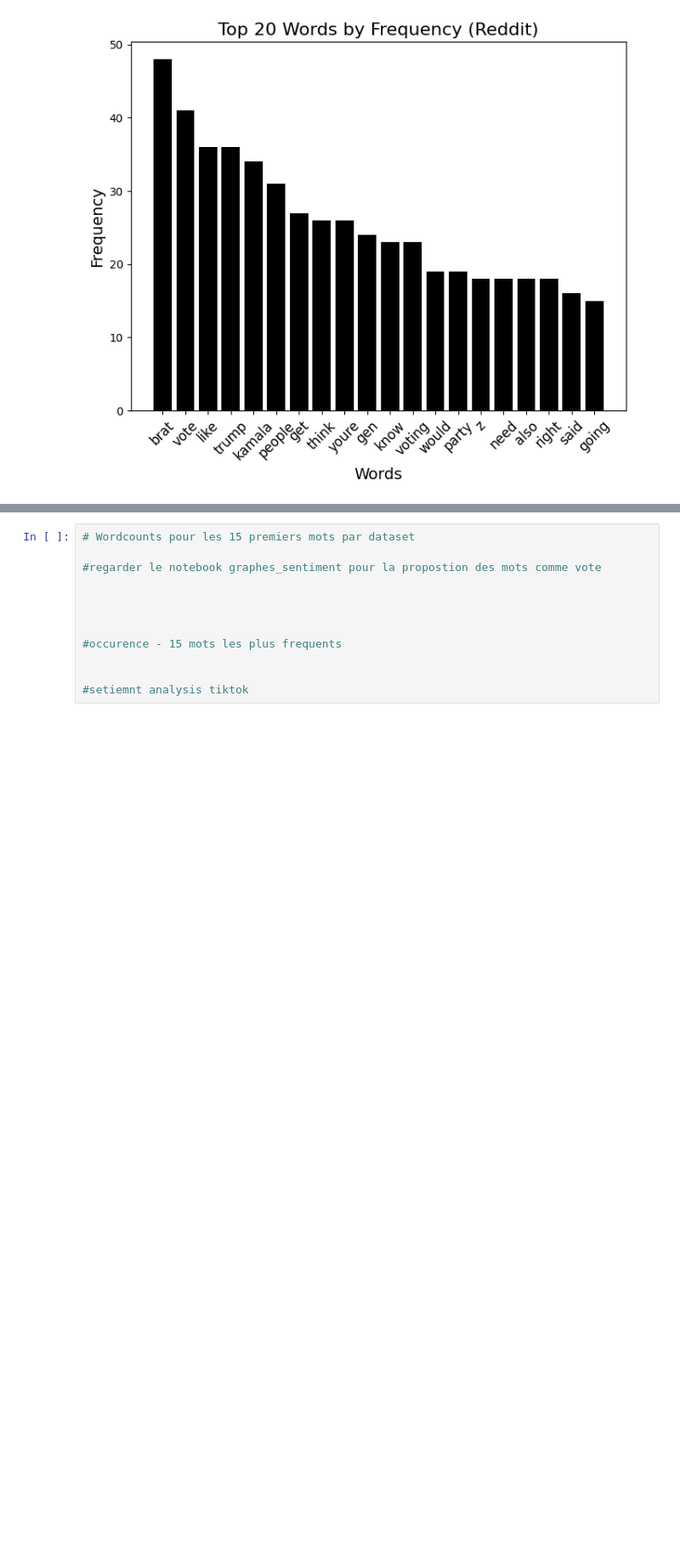
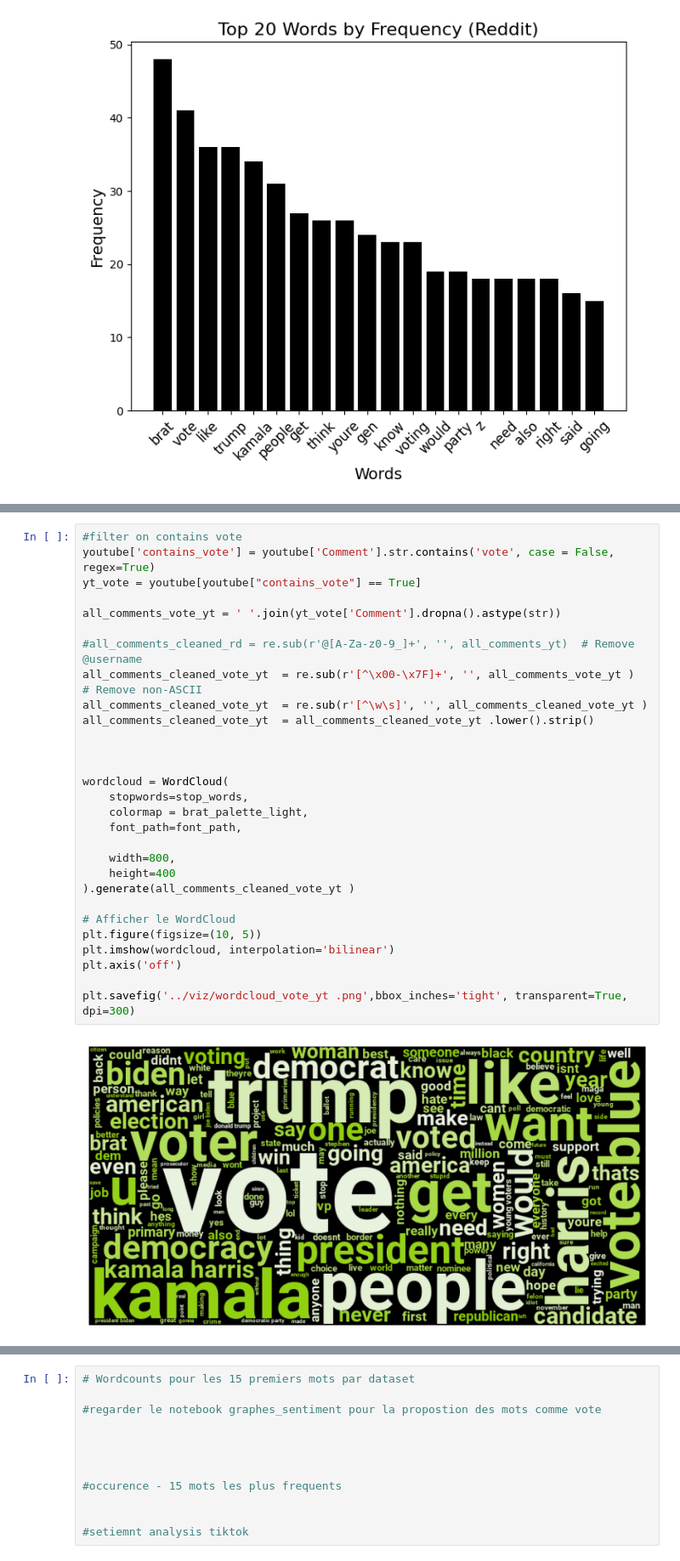
Before and after one commit to pouvoirdasha/sociology_scrapping, a Jupyter notebook: notebooks_stats_finetuning/decriptive_stats_dasha.ipynb, the cells around one changed output, grey strips where cells are left out. Shown at 85% size. Cells and saved outputs as stored; diff of their text form; blank space fills up the shorter version.

```diff
--- a/notebooks_stats_finetuning/decriptive_stats_dasha.ipynb
+++ b/notebooks_stats_finetuning/decriptive_stats_dasha.ipynb
@@ -1023,0 +1035,31 @@ filtered_words_yt
+# %%
+#filter on contains vote
+youtube['contains_vote'] = youtube['Comment'].str.contains('vote', case = False, regex=True)
+yt_vote = youtube[youtube["contains_vote"] == True]
+
+all_comments_vote_yt = ' '.join(yt_vote['Comment'].dropna().astype(str))
+
+#all_comments_cleaned_rd = re.sub(r'@[A-Za-z0-9_]+', '', all_comments_yt)  # Remove @username
+all_comments_cleaned_vote_yt  = re.sub(r'[^\x00-\x7F]+', '', all_comments_vote_yt )  # Remove non-ASCII
+all_comments_cleaned_vote_yt  = re.sub(r'[^\w\s]', '', all_comments_cleaned_vote_yt )
+all_comments_cleaned_vote_yt  = all_comments_cleaned_vote_yt .lower().strip()
+
+
+
+wordcloud = WordCloud(
+    stopwords=stop_words,
+    colormap = brat_palette_light,
+    font_path=font_path,
+
+    width=800,
+    height=400
+).generate(all_comments_cleaned_vote_yt )
+
+# Afficher le WordCloud
+plt.figure(figsize=(10, 5))
+plt.imshow(wordcloud, interpolation='bilinear')
+plt.axis('off')
+
+plt.savefig('../viz/wordcloud_vote_yt .png',bbox_inches='tight', transparent=True, dpi=300)
+# %% [output]
+[figure, added]
```
Also changed, not shown: parts of 3 cells of this notebook.
